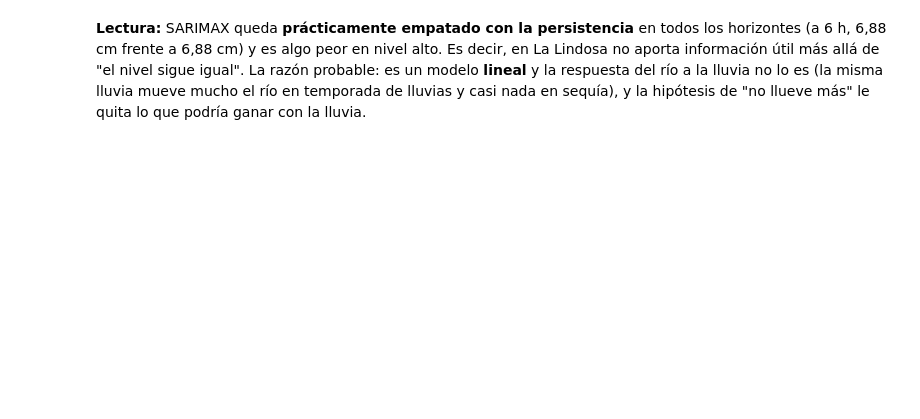
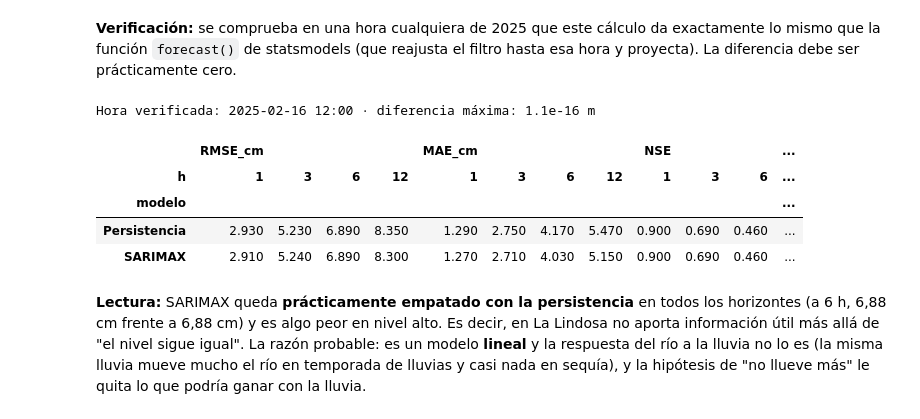
Before and after one commit to AlvaroHernan/Proyecto_CAM_Definitivo, a Jupyter notebook: notebooks/05_modelos_La_Lindosa.ipynb, the cells around one changed output. Saved outputs shown, nothing was run; the diff lists cells and outputs as text; code cells hidden in the pictures; blank space fills up the shorter version.

```diff
--- a/notebooks/05_modelos_La_Lindosa.ipynb
+++ b/notebooks/05_modelos_La_Lindosa.ipynb
@@ -323,0 +252,37 @@ Diferencia máxima con statsmodels.forecast(): 1.1e-16 m (debe ser ~0)
+# %%
+pred = {}  # pred[modelo][h] = nivel predicho para t + h, indexado por la hora de origen t
+
+def calcular_metricas(predicho, observado):
+    # RMSE, MAE y NSE de una predicción (en las mismas horas que la observación)
+    error = predicho - observado
+    return {
+        "RMSE_cm": 100 * np.sqrt((error ** 2).mean()),
+        "MAE_cm": 100 * error.abs().mean(),
+        "NSE": 1 - (error ** 2).sum() / ((observado - observado.mean()) ** 2).sum(),
+    }
+
+def tabla_metricas(nombres=None):
+    # Tabla larga con las métricas de cada modelo, horizonte y subconjunto (todas / nivel alto)
+    nombres = nombres or list(pred)
+    filas = []
+    for h in HORIZONTES:
+        for subconjunto in ["todas", "nivel alto"]:
+            horas = evaluar[h] if subconjunto == "todas" else evaluar[h] & (real[h] > P95_PRUEBA)
+            observado = real[h][horas]
+            for nombre in nombres:
+                predicho = pred[nombre][h][horas]
+                assert predicho.notna().all(), f"{nombre} no tiene predicción en todas las horas evaluadas"
+                filas.append({"modelo": nombre, "h": h, "subconjunto": subconjunto, "n": len(observado),
+                              **calcular_metricas(predicho, observado)})
+    tabla = pd.DataFrame(filas)
+    # Mejora sobre la persistencia, comparando en el mismo horizonte y subconjunto
+    base = tabla[tabla.modelo == "Persistencia"][["h", "subconjunto", "RMSE_cm"]].rename(columns={"RMSE_cm": "base"})
+    tabla = tabla.merge(base, on=["h", "subconjunto"])
+    tabla["mejora_vs_persistencia_%"] = 100 * (1 - tabla.RMSE_cm / tabla.base)
+    return tabla.drop(columns="base")
+
+def resumen_modelo(nombre):
+    # Tabla corta: el modelo frente a la persistencia, en todas las horas
+    t = tabla_metricas(list(dict.fromkeys(["Persistencia", nombre])))
+    t = t[t.subconjunto == "todas"]
+    return t.pivot(index="modelo", columns="h", values=["RMSE_cm", "MAE_cm", "NSE", "mejora_vs_persistencia_%"]).round(2)
@@ -324,3 +422,25 @@ Diferencia máxima con statsmodels.forecast(): 1.1e-16 m (debe ser ~0)
+# %% [markdown]
+**Verificación:** se comprueba en una hora cualquiera de 2025 que este cálculo da exactamente lo mismo que la función `forecast()` de statsmodels (que reajusta el filtro hasta esa hora y proyecta). La diferencia debe ser prácticamente cero.
+# %%
+t0 = df.index.get_loc(evaluar[H_MAX][evaluar[H_MAX]].index[1000])   # una hora de 2025
+parcial = sarimax.apply(nivel.iloc[:t0 + 1], exog=exog_sarimax(df.index[:t0 + 1]))
+X_ver = exog_sarimax(df.index[t0 + 1:t0 + 1 + H_MAX])
+for j in range(H_MAX):  # misma hipótesis: no llueve después de t0
+    for c in EXOG:
+        X_ver.iloc[j, X_ver.columns.get_loc(c)] = acumulado_futuro(int(c.split("_")[1][:-1]), j + 1)[t0]
+oficial = parcial.forecast(H_MAX, exog=X_ver).values
+propio = np.array([pred_sar[k][t0] for k in range(1, H_MAX + 1)])
+print(f"Hora verificada: {df.index[t0]:%Y-%m-%d %H:%M} · diferencia máxima: {np.abs(oficial - propio).max():.1e} m")
+# %% [output]
+Hora verificada: 2025-02-16 12:00 · diferencia máxima: 1.1e-16 m
+# %%
+resumen_modelo("SARIMAX")
+# %% [output]
+|  | RMSE_cm |  |  |  | MAE_cm |  |  |  | NSE |  |  | ... |
+| h | 1 | 3 | 6 | 12 | 1 | 3 | 6 | 12 | 1 | 3 | 6 | ... |
+| modelo |  |  |  |  |  |  |  |  |  |  |  | ... |
+| Persistencia | 2.930 | 5.230 | 6.890 | 8.350 | 1.290 | 2.750 | 4.170 | 5.470 | 0.900 | 0.690 | 0.460 | ... |
+| SARIMAX | 2.910 | 5.240 | 6.890 | 8.300 | 1.270 | 2.710 | 4.030 | 5.150 | 0.900 | 0.690 | 0.460 | ... |
 # %% [markdown]
 **Lectura:** SARIMAX queda **prácticamente empatado con la persistencia** en todos los horizontes (a 6 h, 6,88 cm frente a 6,88 cm) y es algo peor en nivel alto. Es decir, en La Lindosa no aporta información útil más allá de "el nivel sigue igual". La razón probable: es un modelo **lineal** y la respuesta del río a la lluvia no lo es (la misma lluvia mueve mucho el río en temporada de lluvias y casi nada en sequía), y la hipótesis de "no llueve más" le quita lo que podría ganar con la lluvia.
 # %% [markdown]
```
Also changed, not shown: parts of 93 cells of this notebook, 3 other files.
